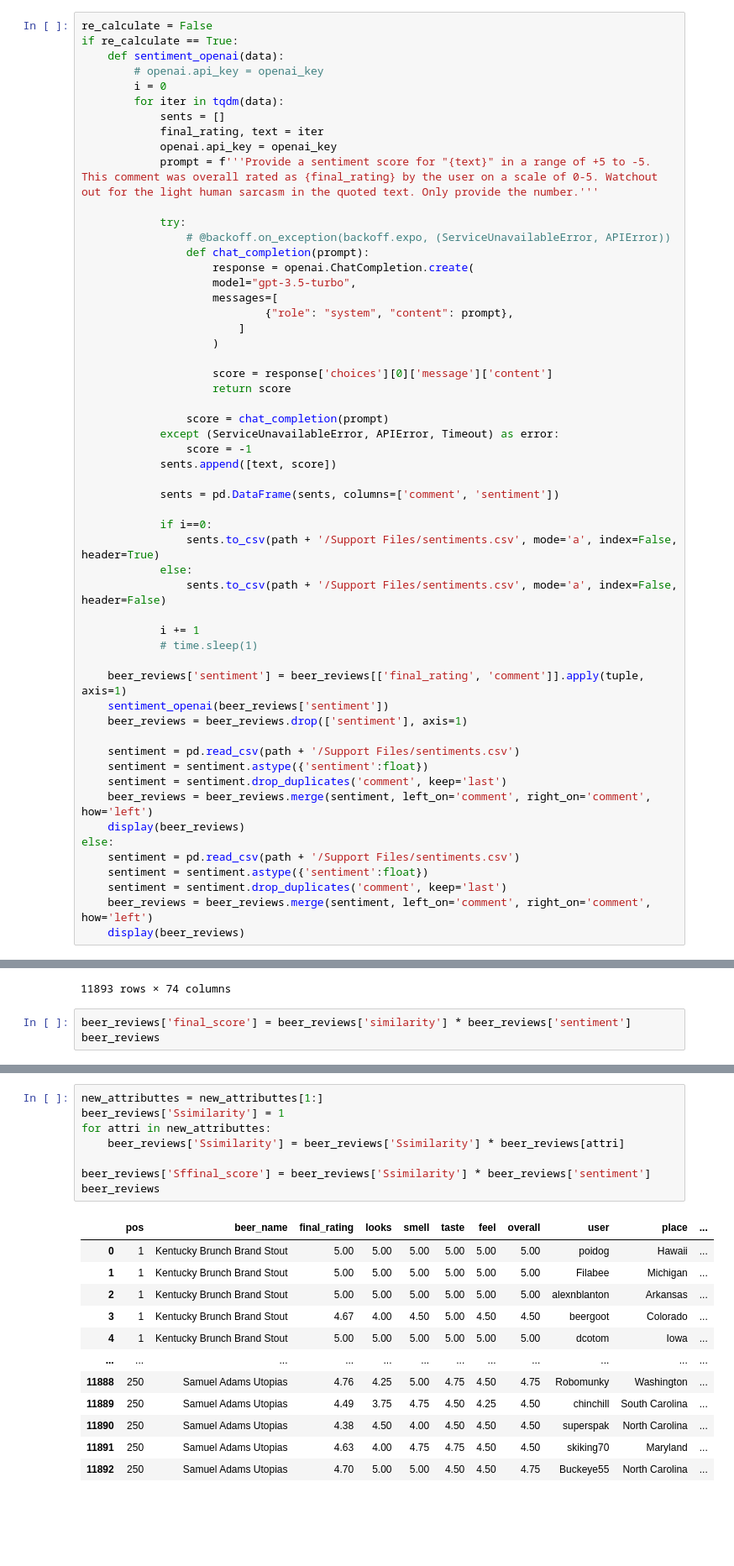
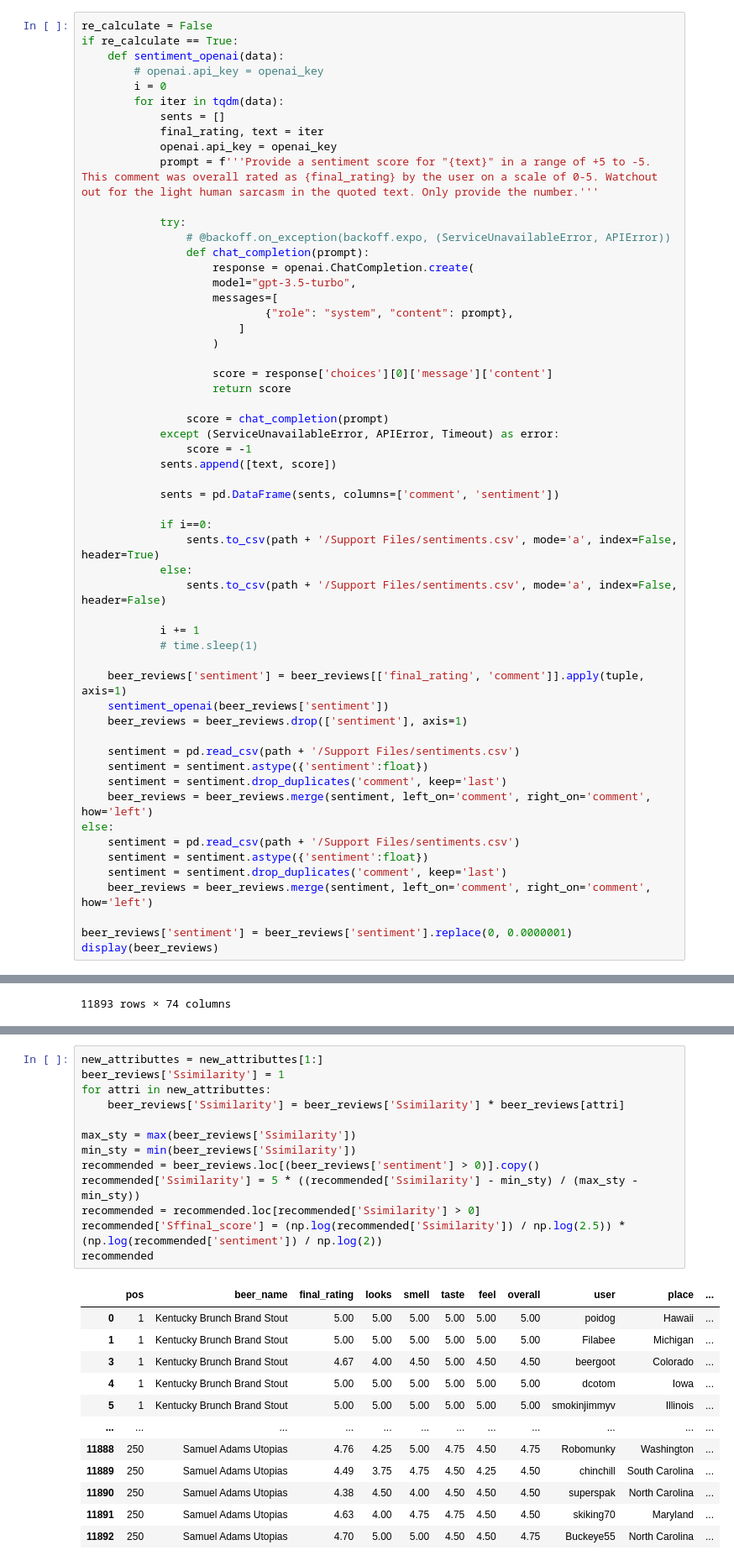
Before and after one commit to pratyush335/Beer_Recommendation_Engine, a Jupyter notebook: Code.ipynb, the cells around one changed output, grey strips where cells are left out. Shown at 84% size. Cells and saved outputs as stored; diff of their text form; blank space fills up the shorter version.

```diff
--- a/Code.ipynb
+++ b/Code.ipynb
@@ -364,13 +365,14 @@ if re_calculate == True:
     sentiment = sentiment.astype({'sentiment':float})
     sentiment = sentiment.drop_duplicates('comment', keep='last')
     beer_reviews = beer_reviews.merge(sentiment, left_on='comment', right_on='comment', how='left')
-    display(beer_reviews)
 else:
     sentiment = pd.read_csv(path + '/Support Files/sentiments.csv')
     sentiment = sentiment.astype({'sentiment':float})
     sentiment = sentiment.drop_duplicates('comment', keep='last')
     beer_reviews = beer_reviews.merge(sentiment, left_on='comment', right_on='comment', how='left')
-    display(beer_reviews)
+
+beer_reviews['sentiment'] = beer_reviews['sentiment'].replace(0, 0.0000001)
+display(beer_reviews)
 # %% [output]
 |  | pos | beer_name | final_rating | looks | smell | taste | feel | overall | user | place | ... |
 | 0 | 1 | Kentucky Brunch Brand Stout | 5.00 | 5.00 | 5.00 | 5.00 | 5.00 | 5.00 | poidog | Hawaii | ... |
@@ -385,6 +387,3 @@ else:
 | 11891 | 250 | Samuel Adams Utopias | 4.63 | 4.00 | 4.75 | 4.75 | 4.50 | 4.50 | skiking70 | Maryland | ... |
 | 11892 | 250 | Samuel Adams Utopias | 4.70 | 5.00 | 5.00 | 4.50 | 4.50 | 4.75 | Buckeye55 | North Carolina | ... |
 11893 rows × 74 columns
-# %%
-beer_reviews['final_score'] = beer_reviews['similarity'] * beer_reviews['sentiment']
-beer_reviews
@@ -488,18 +495,23 @@ else:
 # %%
 new_attributtes = new_attributtes[1:]
 beer_reviews['Ssimilarity'] = 1
 for attri in new_attributtes:
     beer_reviews['Ssimilarity'] = beer_reviews['Ssimilarity'] * beer_reviews[attri]
 
-beer_reviews['Sffinal_score'] = beer_reviews['Ssimilarity'] * beer_reviews['sentiment']
-beer_reviews
+max_sty = max(beer_reviews['Ssimilarity'])
+min_sty = min(beer_reviews['Ssimilarity'])
+recommended = beer_reviews.loc[(beer_reviews['sentiment'] > 0)].copy()
+recommended['Ssimilarity'] = 5 * ((recommended['Ssimilarity'] - min_sty) / (max_sty - min_sty))
+recommended = recommended.loc[recommended['Ssimilarity'] > 0]
+recommended['Sffinal_score'] = (np.log(recommended['Ssimilarity']) / np.log(2.5)) * (np.log(recommended['sentiment']) / np.log(2))
+recommended
 # %% [output]
 |  | pos | beer_name | final_rating | looks | smell | taste | feel | overall | user | place | ... |
 | 0 | 1 | Kentucky Brunch Brand Stout | 5.00 | 5.00 | 5.00 | 5.00 | 5.00 | 5.00 | poidog | Hawaii | ... |
 | 1 | 1 | Kentucky Brunch Brand Stout | 5.00 | 5.00 | 5.00 | 5.00 | 5.00 | 5.00 | Filabee | Michigan | ... |
-| 2 | 1 | Kentucky Brunch Brand Stout | 5.00 | 5.00 | 5.00 | 5.00 | 5.00 | 5.00 | alexnblanton | Arkansas | ... |
 | 3 | 1 | Kentucky Brunch Brand Stout | 4.67 | 4.00 | 4.50 | 5.00 | 4.50 | 4.50 | beergoot | Colorado | ... |
 | 4 | 1 | Kentucky Brunch Brand Stout | 5.00 | 5.00 | 5.00 | 5.00 | 5.00 | 5.00 | dcotom | Iowa | ... |
+| 5 | 1 | Kentucky Brunch Brand Stout | 5.00 | 5.00 | 5.00 | 5.00 | 5.00 | 5.00 | smokinjimmyv | Illinois | ... |
 | ... | ... | ... | ... | ... | ... | ... | ... | ... | ... | ... | ... |
 | 11888 | 250 | Samuel Adams Utopias | 4.76 | 4.25 | 5.00 | 4.75 | 4.50 | 4.75 | Robomunky | Washington | ... |
 | 11889 | 250 | Samuel Adams Utopias | 4.49 | 3.75 | 4.75 | 4.50 | 4.25 | 4.50 | chinchill | South Carolina | ... |
```
Also changed, not shown: parts of 10 cells of this notebook.
